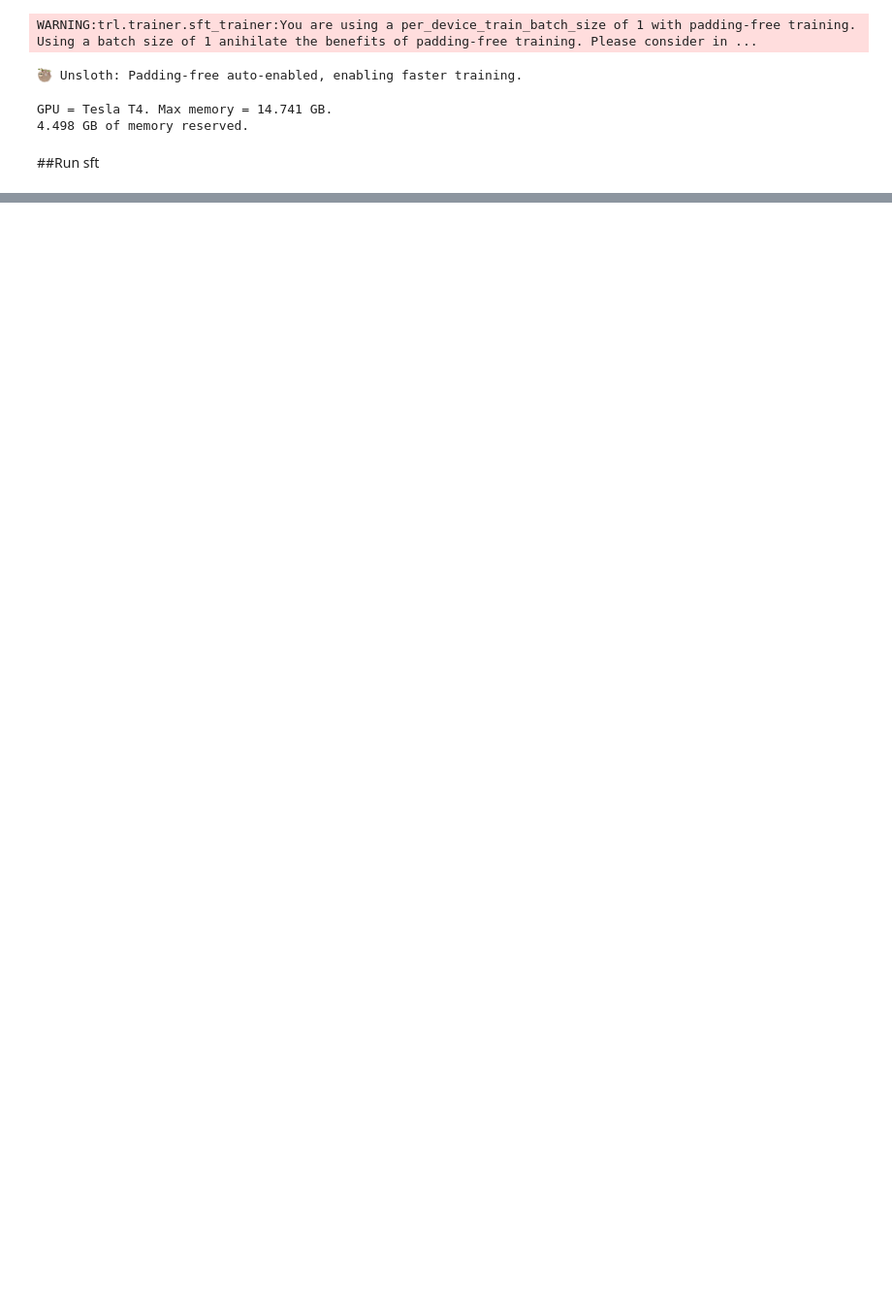
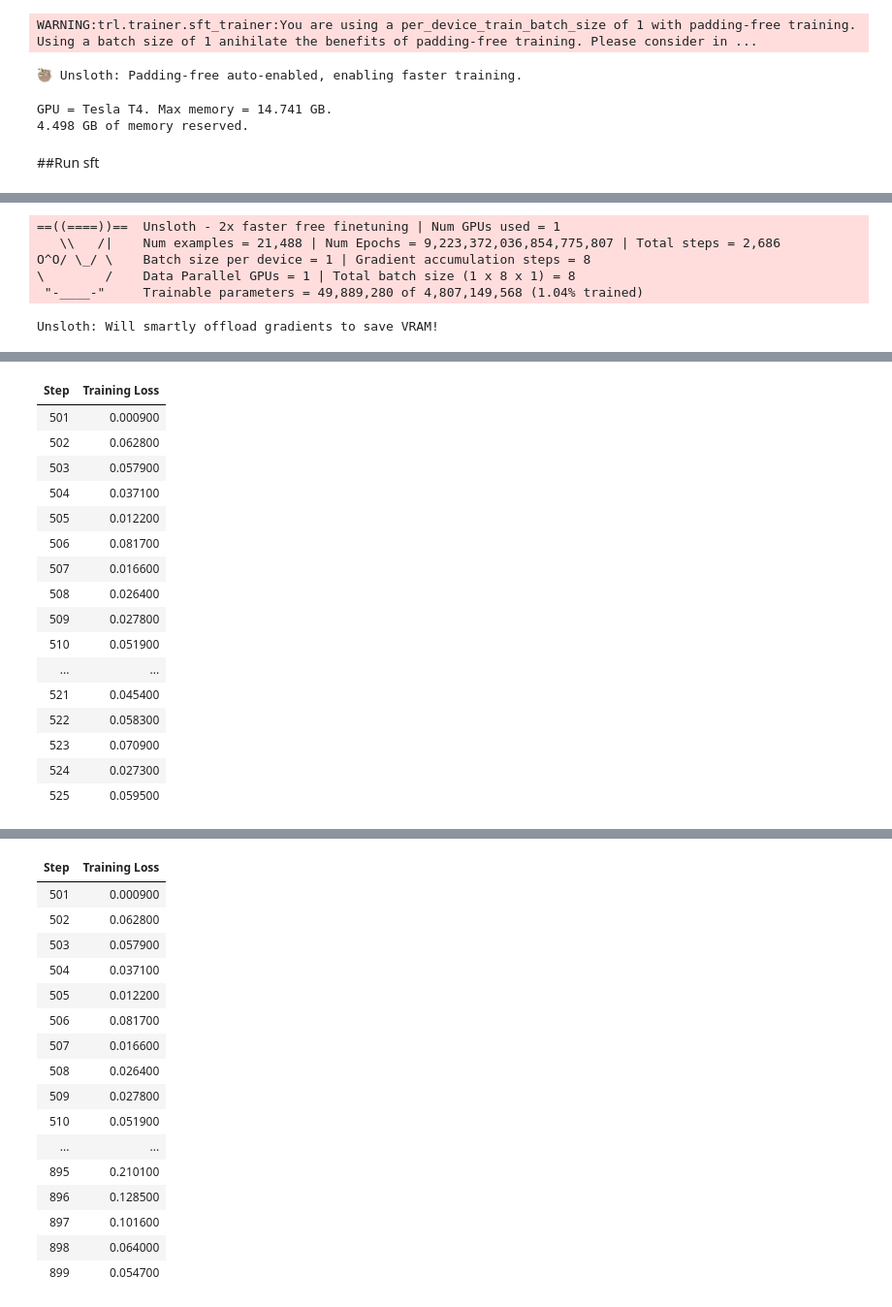
Before and after one commit to vp-1591/colab-notebooks, a Jupyter notebook: bielik_qwen_4_5b_sft.ipynb, the cells around one changed output, grey strips where cells are left out. Shown at 97% size. Cells and saved outputs as stored; diff of their text form; code cells hidden in the pictures; blank space fills up the shorter version.

```diff
--- a/bielik_qwen_4_5b_sft.ipynb
+++ b/bielik_qwen_4_5b_sft.ipynb
@@ -59,21 +58,20 @@ OSError: Error no file named pytorch_model.bin, model.safetensors, tf_model.h5,
 # %% [markdown]
 ###Add LoRA adapters
 # %%
-if not load_from_checkpoint:
-  model = FastLanguageModel.get_peft_model(
-      model,
-      r = 16, # Choose any number > 0 ! Suggested 8, 16, 32, 64, 128
-      target_modules = ["q_proj", "k_proj", "v_proj", "o_proj",
-                        "gate_proj", "up_proj", "down_proj",],
-      lora_alpha = 16,
-      lora_dropout = 0, # Supports any, but = 0 is optimized
-      bias = "none",    # Supports any, but = "none" is optimized
-      # [NEW] "unsloth" uses 30% less VRAM, fits 2x larger batch sizes!
-      use_gradient_checkpointing = "unsloth", # True or "unsloth" for very long context
-      random_state = 3407,
-      use_rslora = False,  # We support rank stabilized LoRA
-      loftq_config = None, # And LoftQ
-  )
+model = FastLanguageModel.get_peft_model(
+    model,
+    r = 16, # Choose any number > 0 ! Suggested 8, 16, 32, 64, 128
+    target_modules = ["q_proj", "k_proj", "v_proj", "o_proj",
+                      "gate_proj", "up_proj", "down_proj",],
+    lora_alpha = 16,
+    lora_dropout = 0, # Supports any, but = 0 is optimized
+    bias = "none",    # Supports any, but = "none" is optimized
+    # [NEW] "unsloth" uses 30% less VRAM, fits 2x larger batch sizes!
+    use_gradient_checkpointing = "unsloth", # True or "unsloth" for very long context
+    random_state = 3407,
+    use_rslora = False,  # We support rank stabilized LoRA
+    loftq_config = None, # And LoftQ
+)
 # %% [output]
 Not an error, but Unsloth cannot patch MLP layers with our manual autograd engine since either LoRA adapters
 are not enabled or a bias term (like in Qwen) is used.
@@ -237,0 +210,14 @@ Unsloth: Will smartly offload gradients to save VRAM!
+# %%
+if load_from_checkpoint:
+  print("Loading from checkpoint: ", checkpoint_dir)
+  trainer_stats = trainer.train(resume_from_checkpoint = checkpoint_dir)
+else:
+  print("Training from scratch.")
+  trainer_stats = trainer.train()
+# %% [output]
+==((====))==  Unsloth - 2x faster free finetuning | Num GPUs used = 1
+   \\   /|    Num examples = 21,488 | Num Epochs = 9,223,372,036,854,775,807 | Total steps = 2,686
+O^O/ \_/ \    Batch size per device = 1 | Gradient accumulation steps = 8
+\        /    Data Parallel GPUs = 1 | Total batch size (1 x 8 x 1) = 8
+ "-____-"     Trainable parameters = 49,889,280 of 4,807,149,568 (1.04% trained)
+Unsloth: Will smartly offload gradients to save VRAM!
@@ -237,0 +225,17 @@ Unsloth: Will smartly offload gradients to save VRAM!
+| Step | Training Loss |
+| 501 | 0.000900 |
+| 502 | 0.062800 |
+| 503 | 0.057900 |
+| 504 | 0.037100 |
+| 505 | 0.012200 |
+| 506 | 0.081700 |
+| 507 | 0.016600 |
+| 508 | 0.026400 |
+| 509 | 0.027800 |
+| 510 | 0.051900 |
+| ... | ... |
+| 521 | 0.045400 |
+| 522 | 0.058300 |
+| 523 | 0.070900 |
+| 524 | 0.027300 |
+| 525 | 0.059500 |
@@ -238,3 +243,20 @@ Unsloth: Will smartly offload gradients to save VRAM!
+| Step | Training Loss |
+| 501 | 0.000900 |
+| 502 | 0.062800 |
+| 503 | 0.057900 |
+| 504 | 0.037100 |
+| 505 | 0.012200 |
+| 506 | 0.081700 |
+| 507 | 0.016600 |
+| 508 | 0.026400 |
+| 509 | 0.027800 |
+| 510 | 0.051900 |
+| ... | ... |
+| 895 | 0.210100 |
+| 896 | 0.128500 |
+| 897 | 0.101600 |
+| 898 | 0.064000 |
+| 899 | 0.054700 |
 # %%
 # @title Show final memory and time stats
 used_memory = round(torch.cuda.max_memory_reserved() / 1024 / 1024 / 1024, 3)
```
Also changed, not shown: parts of 5 cells of this notebook.
